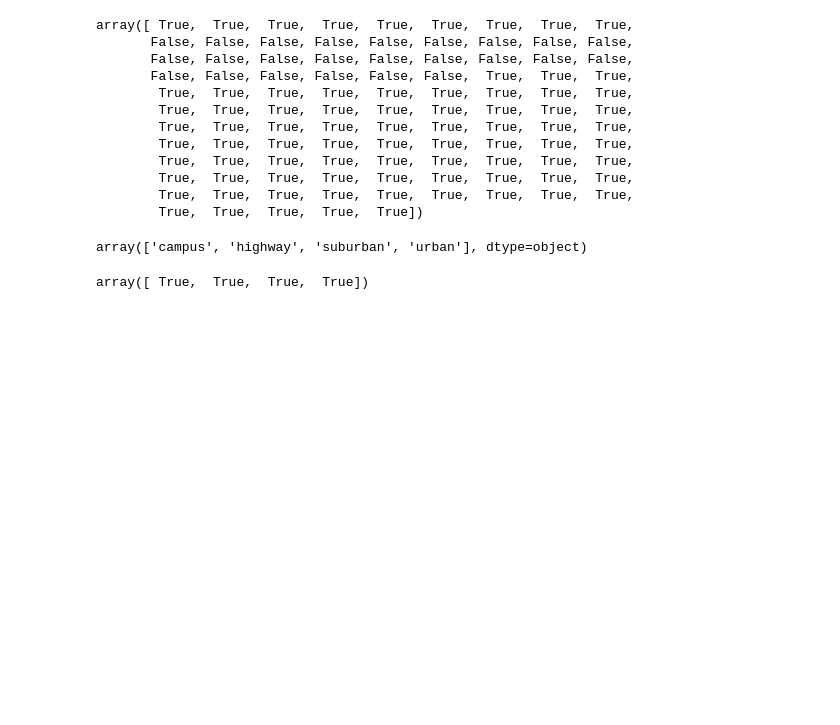
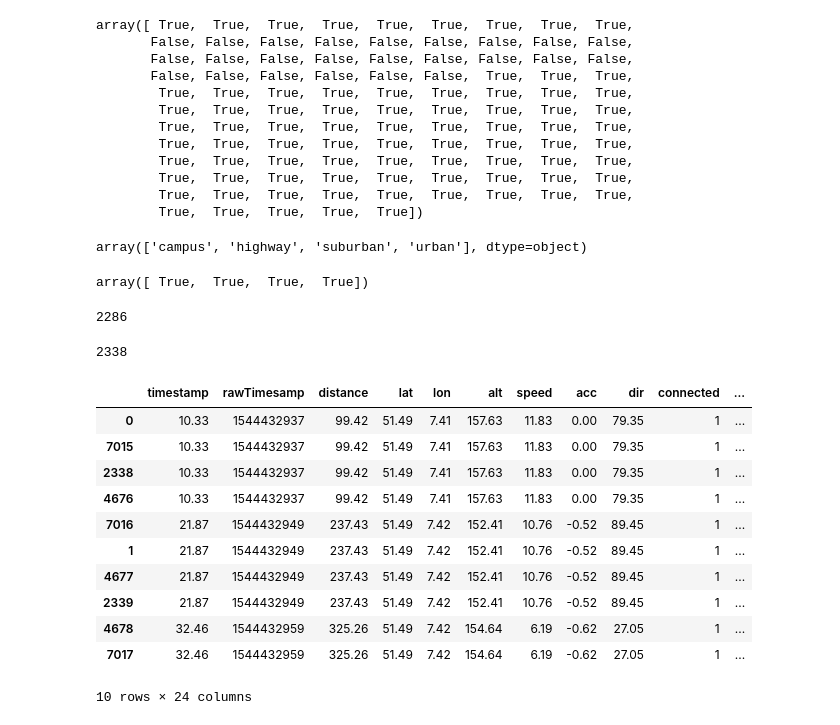
Before and after one commit to luiul/statistics-meets-logistics, a Jupyter notebook: project-w-data/project.ipynb, the cells around one changed output. Saved outputs shown, nothing was run; the diff lists cells and outputs as text; code cells hidden in the pictures; blank space fills up the shorter version.

```diff
--- a/project-w-data/project.ipynb
+++ b/project-w-data/project.ipynb
@@ -251,3 +277,26 @@ dl['location'].unique() == ul['location'].unique()
 array([ True,  True,  True,  True])
 # %%
 # continue with section 3
+# %%
+len(dl['timestamp'].unique())
+# %% [output]
+2286
+# %%
+len(dl['rawTimesamp'].unique())
+# %% [output]
+2338
+# %%
+dl.sort_values('rawTimesamp').head(10)
+# %% [output]
+|  | timestamp | rawTimesamp | distance | lat | lon | alt | speed | acc | dir | connected | ... |
+| 0 | 10.33 | 1544432937 | 99.42 | 51.49 | 7.41 | 157.63 | 11.83 | 0.00 | 79.35 | 1 | ... |
+| 7015 | 10.33 | 1544432937 | 99.42 | 51.49 | 7.41 | 157.63 | 11.83 | 0.00 | 79.35 | 1 | ... |
+| 2338 | 10.33 | 1544432937 | 99.42 | 51.49 | 7.41 | 157.63 | 11.83 | 0.00 | 79.35 | 1 | ... |
+| 4676 | 10.33 | 1544432937 | 99.42 | 51.49 | 7.41 | 157.63 | 11.83 | 0.00 | 79.35 | 1 | ... |
+| 7016 | 21.87 | 1544432949 | 237.43 | 51.49 | 7.42 | 152.41 | 10.76 | -0.52 | 89.45 | 1 | ... |
+| 1 | 21.87 | 1544432949 | 237.43 | 51.49 | 7.42 | 152.41 | 10.76 | -0.52 | 89.45 | 1 | ... |
+| 4677 | 21.87 | 1544432949 | 237.43 | 51.49 | 7.42 | 152.41 | 10.76 | -0.52 | 89.45 | 1 | ... |
+| 2339 | 21.87 | 1544432949 | 237.43 | 51.49 | 7.42 | 152.41 | 10.76 | -0.52 | 89.45 | 1 | ... |
+| 4678 | 32.46 | 1544432959 | 325.26 | 51.49 | 7.42 | 154.64 | 6.19 | -0.62 | 27.05 | 1 | ... |
+| 7017 | 32.46 | 1544432959 | 325.26 | 51.49 | 7.42 | 154.64 | 6.19 | -0.62 | 27.05 | 1 | ... |
+10 rows × 24 columns
```
Also changed, not shown: parts of 11 cells of this notebook, 3 other files.
